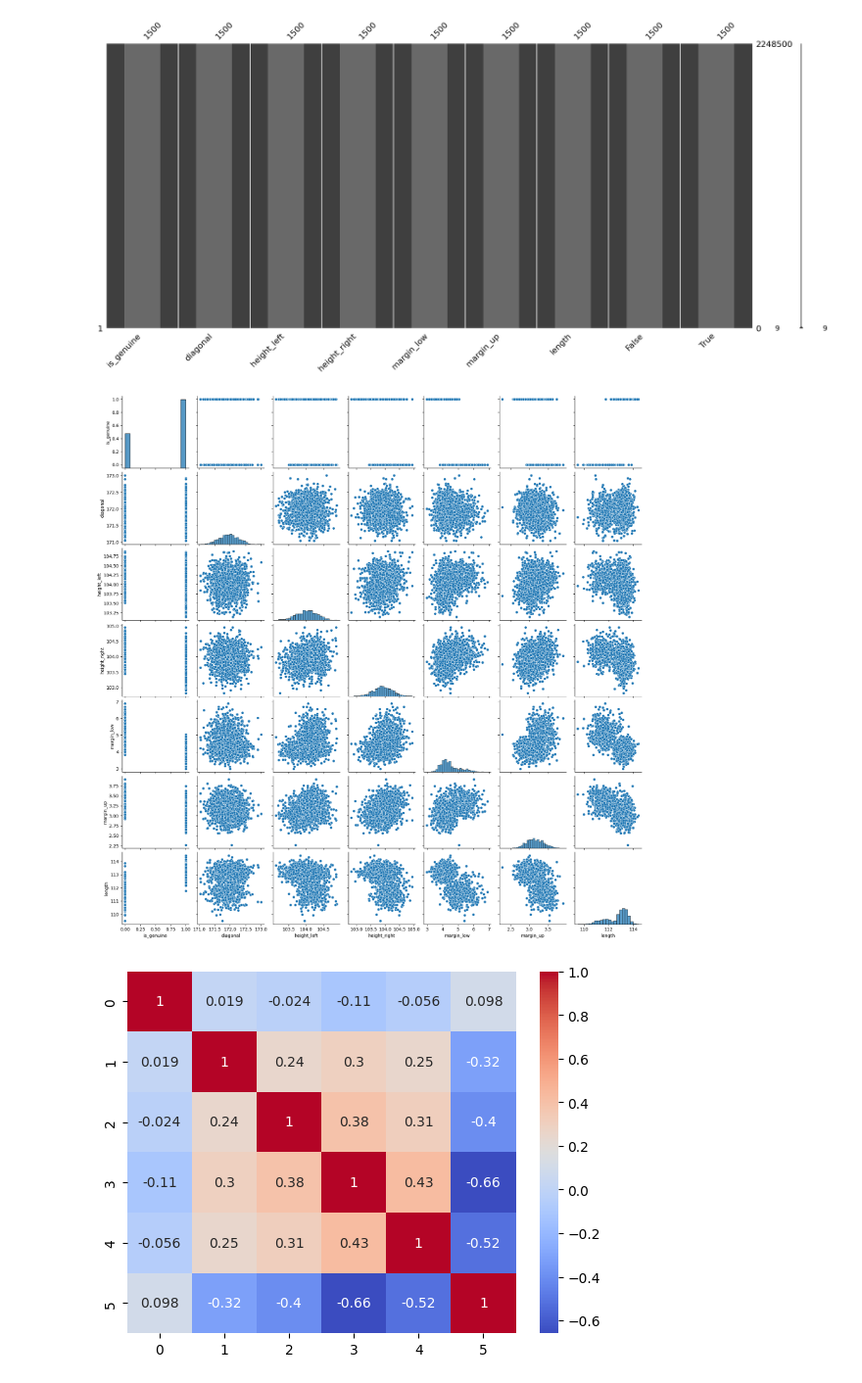
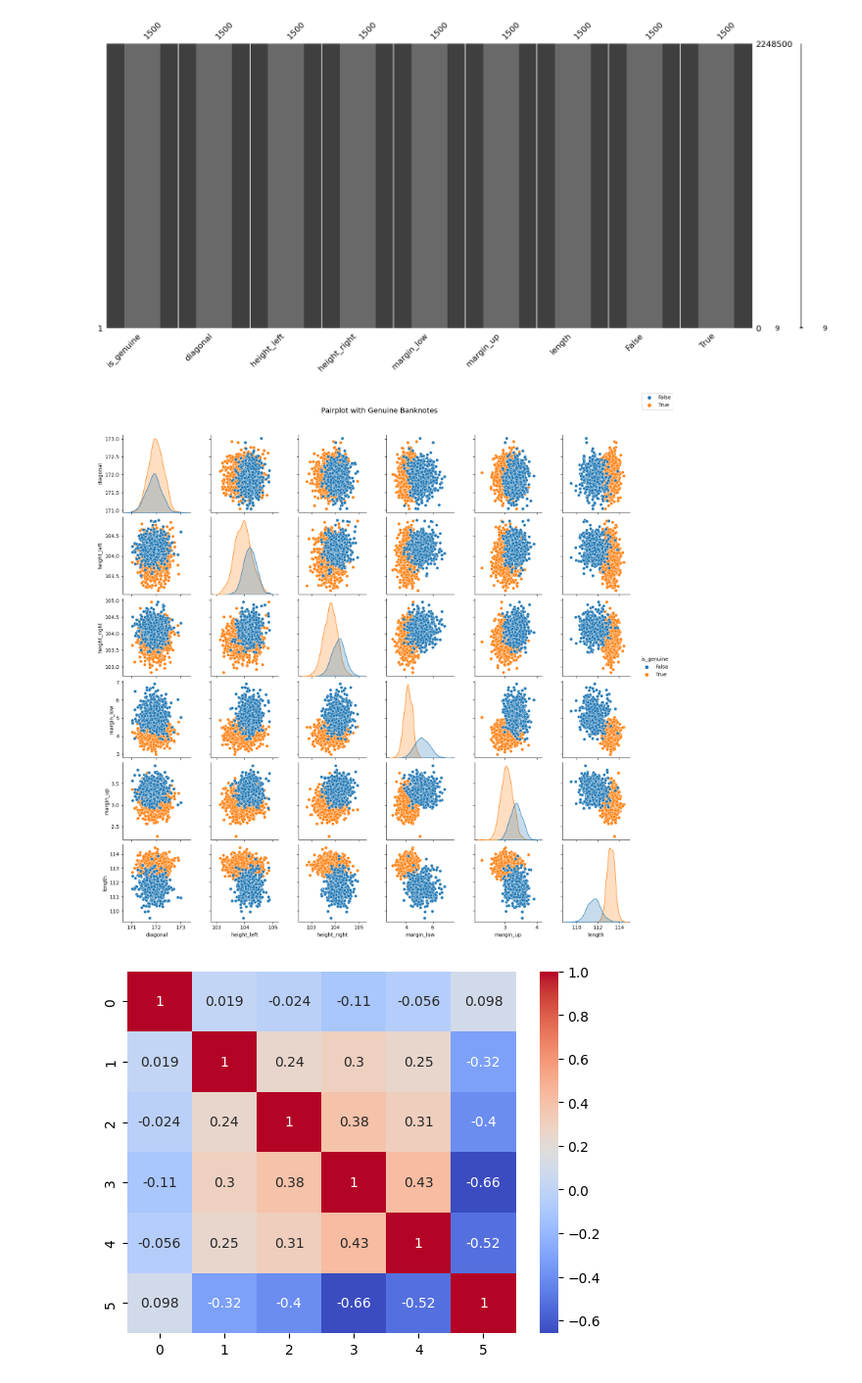
Before and after one commit to JoYongJIn/YongJin-Repository, a Jupyter notebook: KNN_Classifcation_Final.ipynb, the cells around one changed output. Shown at 98% size. Drawn from its saved outputs; the diff is of its cells as text; code cells hidden in the pictures.

```diff
--- a/KNN_Classifcation_Final.ipynb
+++ b/KNN_Classifcation_Final.ipynb
@@ -69,11 +69,17 @@ msno.bar(df)
 # %%
 #sns.pairplot이 예상하는 열의 개수와 맞춰주어야한다 안그러면 오류생긴다.
 
 df_subset = df[['is_genuine', 'diagonal', 'height_left', 'height_right', 'margin_low', 'margin_up', 'length']]
-sns.pairplot(df_subset)
+g = sns.pairplot(df_subset, hue='is_genuine')
+fig = g.fig
+fig.subplots_adjust(top=0.93, wspace=0.3)
+fig.suptitle('Pairplot with Genuine Banknotes', fontsize=14)
+handles = g._legend_data.values()
+labels = g._legend_data.keys()
+fig.legend(handles=handles, labels=labels, loc='upper right', borderaxespad=0)
 plt.show()
 # %% [output]
-[figure, old version]
+[figure, new version]
 # %%
 df_subset_1 = df[['diagonal', 'height_left', 'height_right', 'margin_low', 'margin_up', 'length']]
 corr = np.corrcoef(df_subset_1.T)
```
